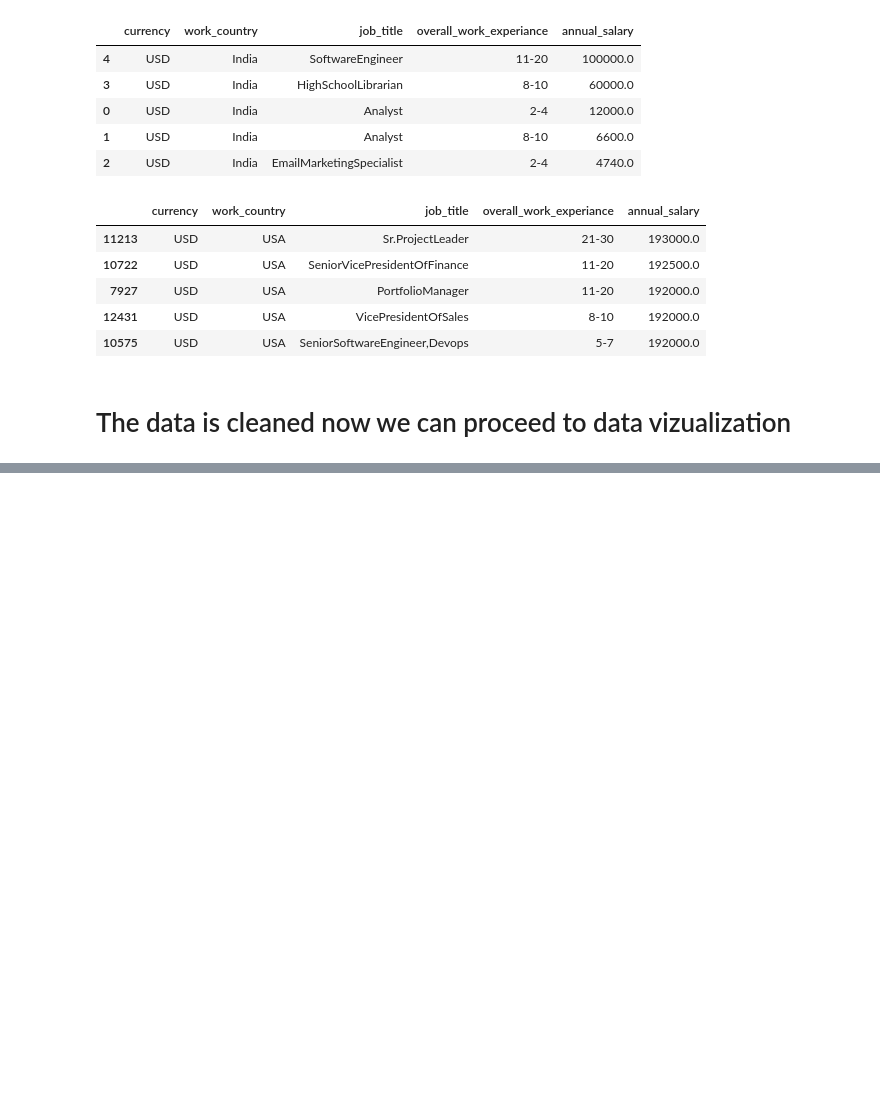
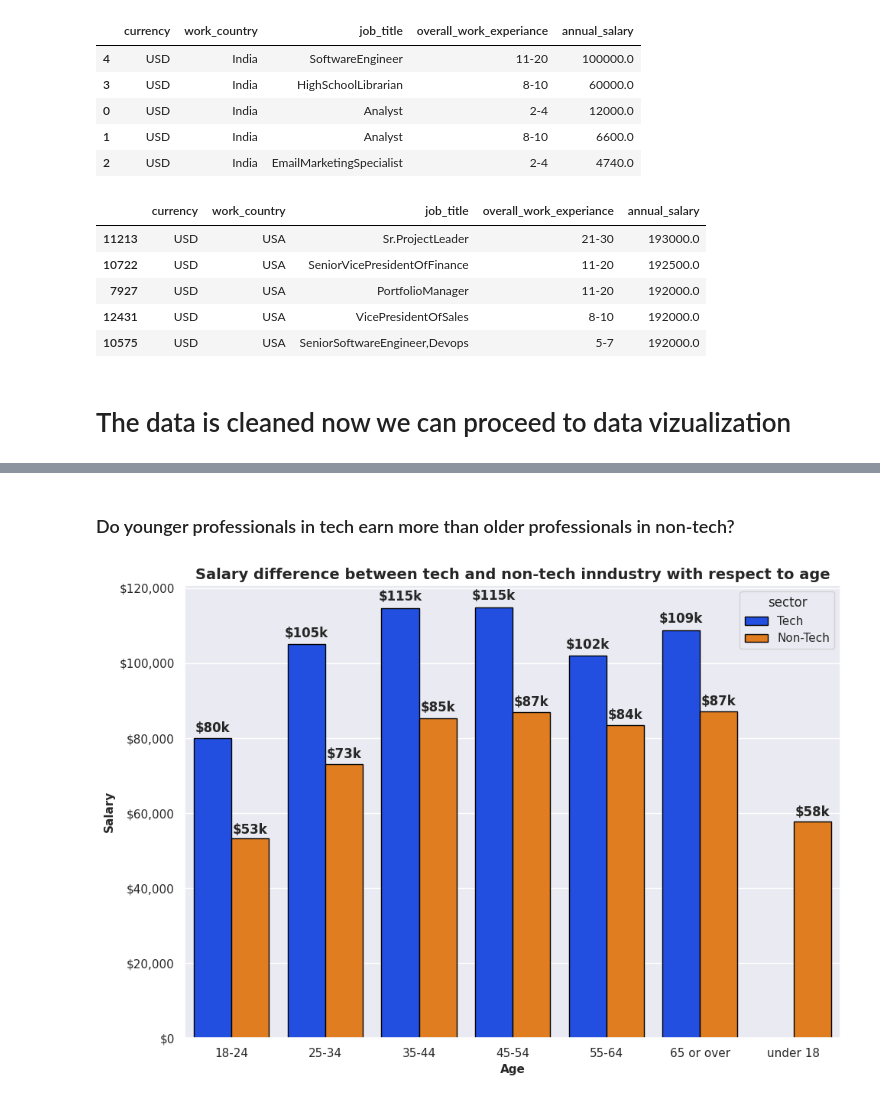
Before and after one commit to BhaskarMishra05/Data, a Jupyter notebook: src/Notebook/change.ipynb, the cells around one changed output, grey strips where cells are left out. Drawn from its saved outputs; the diff is of its cells as text; code cells hidden in the pictures; blank space fills up the shorter version.

```diff
--- a/src/Notebook/change.ipynb
+++ b/src/Notebook/change.ipynb
@@ -1025,0 +1102,34 @@ df_usa.groupby(['currency','work_country', 'job_title', 'overall_work_experiance
+# %% [markdown]
+### Do younger professionals in tech earn more than older professionals in non-tech?
+# %%
+df_usa_tech= df_usa.loc[(df_usa['industry'] == 'Technology'),:]
+df_usa_non_tech = df_usa.loc[df_usa['industry'] != 'Technology',:]
+
+groupby_nontech_distro = df_usa_non_tech.groupby(['age'])['annual_salary'].mean().reset_index()
+groupby_nontech_distro['sector'] = 'Non-Tech'
+
+groupby_tech_distro = df_usa_tech.groupby(['age'])['annual_salary'].mean().reset_index()
+groupby_tech_distro['sector'] = 'Tech'
+
+concat_tech_non_tech = pd.concat([groupby_tech_distro, groupby_nontech_distro])
+plt.figure(figsize=((10,7)))
+ax = sns.barplot(x='age', y='annual_salary', data = concat_tech_non_tech, hue= 'sector', edgecolor= 'black')
+plt.gca().yaxis.set_major_formatter(plt.FuncFormatter(lambda x,p: f'${x:,.0f}'))
+for i , bar in enumerate(ax.patches):
+    height = bar.get_height()
+    if height> 0:
+        plt.text(
+            bar.get_x() + bar.get_width()/2,
+            height + height * 0.01,
+            f'${(height/1000):,.0f}k',
+            ha = 'center', va='bottom',
+            fontsize= 12, fontweight = 'bold'
+
+        )
+plt.title('Salary difference between tech and non-tech inndustry with respect to age',fontsize=14, fontweight= 'bold',)
+plt.xlabel('Age',fontsize=11, fontweight= 'bold')
+plt.ylabel('Salary', fontsize=11, fontweight= 'bold')
+plt.tight_layout()
+plt.show()
+# %% [output]
+[figure, added]
```
Also changed, not shown: parts of 22 cells of this notebook, 2 other files.
